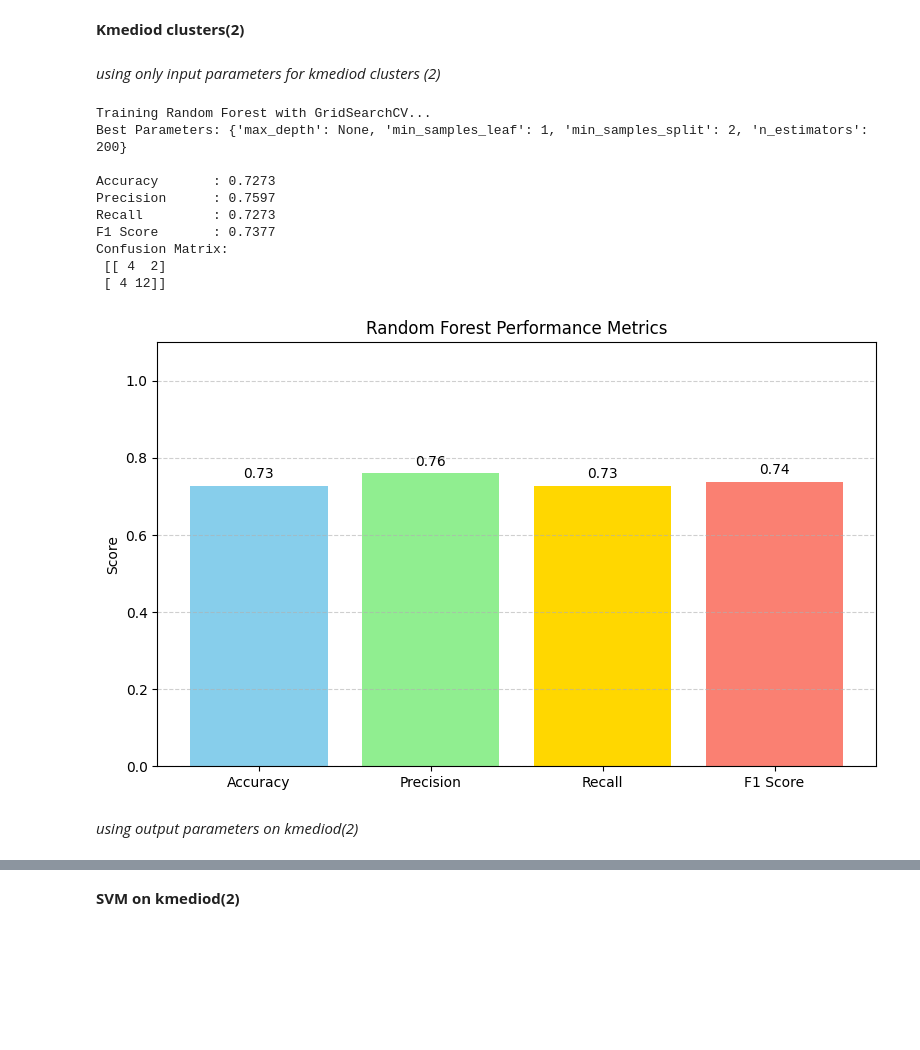
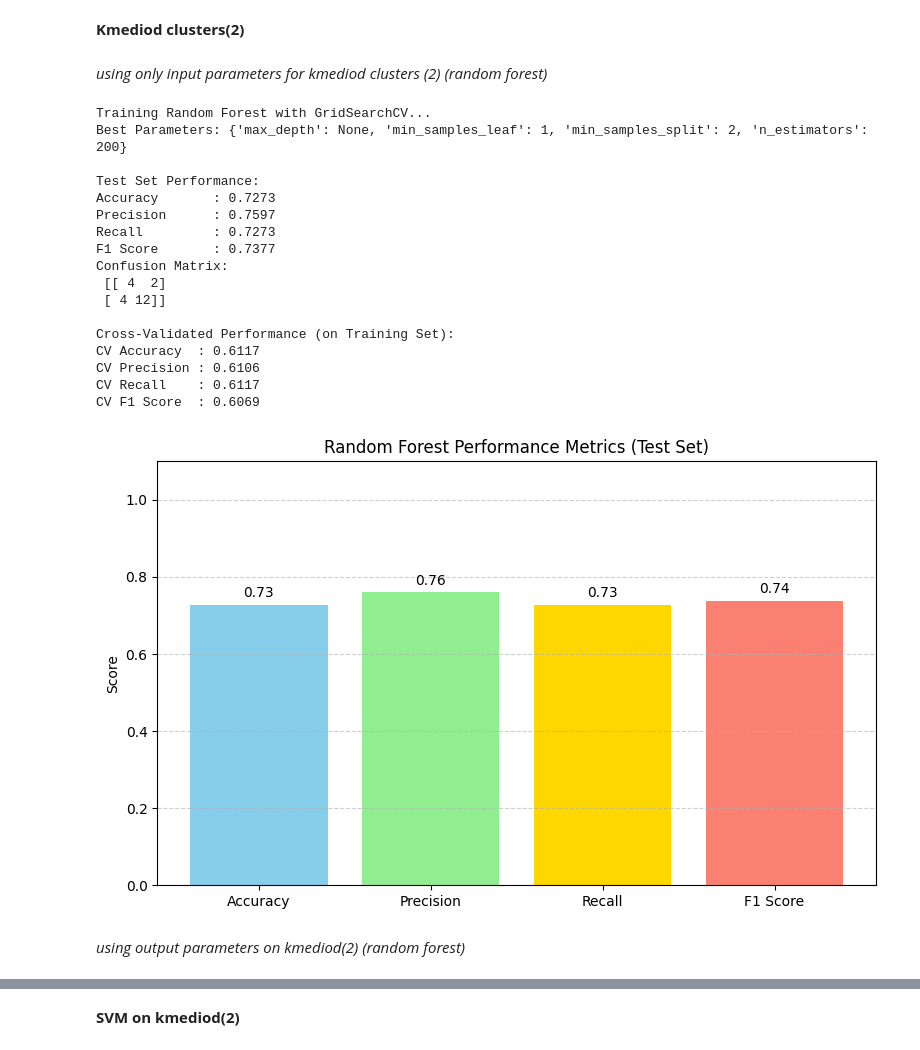
Before and after one commit to SP-2112/Advanced_Soybean_Agricultural_Dataset_Analysis_CS209_TermProject, a Jupyter notebook: Code_Notebooks/Classification/07_Classification_K_medoids_Sunny.ipynb, the cells around one changed output, grey strips where cells are left out. Saved outputs shown, nothing was run; the diff lists cells and outputs as text; code cells hidden in the pictures; blank space fills up the shorter version.

```diff
--- a/Code_Notebooks/Classification/07_Classification_K_medoids_Sunny.ipynb
+++ b/Code_Notebooks/Classification/07_Classification_K_medoids_Sunny.ipynb
@@ -109,7 +109,7 @@ data_original
 # %% [markdown]
 **Kmediod clusters(2)**
 # %% [markdown]
-*using only input parameters for kmediod clusters (2)*
+*using only input parameters for kmediod clusters (2) (random forest)*
 # %%
 data=pd.read_csv('3_one_hot_encoded.csv')
 data_sub = data_original.iloc[:, 2:]
@@ -125,12 +125,11 @@ data_Y=pd.DataFrame(data_Y['Prod_Label_KMedoids_k=2_sel'])
 # %%
 data_X_train,data_X_test,data_Y_train,data_Y_test=train_test_split(data_X,data_Y,test_size=0.2,random_state=42)
 # %%
-import warnings
-warnings.filterwarnings("ignore")
-
-# Define parameter grid for GridSearch
+from sklearn.ensemble import RandomForestClassifier
+from sklearn.model_selection import GridSearchCV, cross_validate
+# Parameter grid for GridSearchCV
 param_grid = {
-    'n_estimators': [50, 100, 200],
+    'n_estimators': [50, 100, 110, 120, 150, 200],
     'max_depth': [None, 10, 20],
     'min_samples_split': [2, 5],
     'min_samples_leaf': [1, 2]
@@ -151,55 +150,82 @@ grid.fit(data_X_train, data_Y_train)
 best_model = grid.best_estimator_
 print("Best Parameters:", grid.best_params_)
 
-# Predict
+# Predict on test set
 y_pred = best_model.predict(data_X_test)
 
-# Metrics
+# Test set metrics
 acc = accuracy_score(data_Y_test, y_pred)
 prec = precision_score(data_Y_test, y_pred, average='weighted', zero_division=0)
 rec = recall_score(data_Y_test, y_pred, average='weighted')
 f1 = f1_score(data_Y_test, y_pred, average='weighted')
 cm = confusion_matrix(data_Y_test, y_pred)
 
-# Print metrics
-print(f"\nAccuracy       : {acc:.4f}")
+print(f"\nTest Set Performance:")
+print(f"Accuracy       : {acc:.4f}")
 print(f"Precision      : {prec:.4f}")
 print(f"Recall         : {rec:.4f}")
 print(f"F1 Score       : {f1:.4f}")
 print("Confusion Matrix:\n", cm)
 
-# ---- Bar Plot ----
+# Cross-validated performance on training set
+cv_results = cross_validate(
+    best_model,
+    data_X,
+    data_Y,
+    cv=5,
+    scoring=['accuracy', 'precision_weighted', 'recall_weighted', 'f1_weighted']
+)
+
+# Mean scores from CV
+acc_cv = np.mean(cv_results['test_accuracy'])
+prec_cv = np.mean(cv_results['test_precision_weighted'])
+rec_cv = np.mean(cv_results['test_recall_weighted'])
+f1_cv = np.mean(cv_results['test_f1_weighted'])
+
+print("\nCross-Validated Performance (on Training Set):")
+print(f"CV Accuracy  : {acc_cv:.4f}")
+print(f"CV Precision : {prec_cv:.4f}")
+print(f"CV Recall    : {rec_cv:.4f}")
+print(f"CV F1 Score  : {f1_cv:.4f}")
+
+# Plot for test set metrics
 metrics = [acc, prec, rec, f1]
 labels = ['Accuracy', 'Precision', 'Recall', 'F1 Score']
 
 plt.figure(figsize=(8, 5))
 bars = plt.bar(labels, metrics, color=['skyblue', 'lightgreen', 'gold', 'salmon'])
 plt.ylim(0, 1.1)
-plt.title('Random Forest Performance Metrics')
+plt.title('Random Forest Performance Metrics (Test Set)')
 plt.ylabel('Score')
 plt.grid(axis='y', linestyle='--', alpha=0.6)
 
-# Add values on top of bars
 for bar in bars:
     yval = bar.get_height()
     plt.text(bar.get_x() + bar.get_width()/2, yval + 0.02, f'{yval:.2f}', ha='center', fontsize=10)
 
 plt.tight_layout()
 plt.show()
 # %% [output]
 Training Random Forest with GridSearchCV...
 Best Parameters: {'max_depth': None, 'min_samples_leaf': 1, 'min_samples_split': 2, 'n_estimators': 200}
 
+Test Set Performance:
 Accuracy       : 0.7273
 Precision      : 0.7597
 Recall         : 0.7273
 F1 Score       : 0.7377
 Confusion Matrix:
  [[ 4  2]
  [ 4 12]]
+
+Cross-Validated Performance (on Training Set):
+CV Accuracy  : 0.6117
+CV Precision : 0.6106
+CV Recall    : 0.6117
+CV F1 Score  : 0.6069
-[figure, old version]
+[figure, new version]
 # %% [markdown]
-*using output parameters on kmediod(2)*
+*using output parameters on kmediod(2) (random forest)*
 # %%
 data_X=pd.DataFrame(data_original.iloc[:,2:-8])
 data_Y
```
Also changed, not shown: parts of 47 cells of this notebook.
